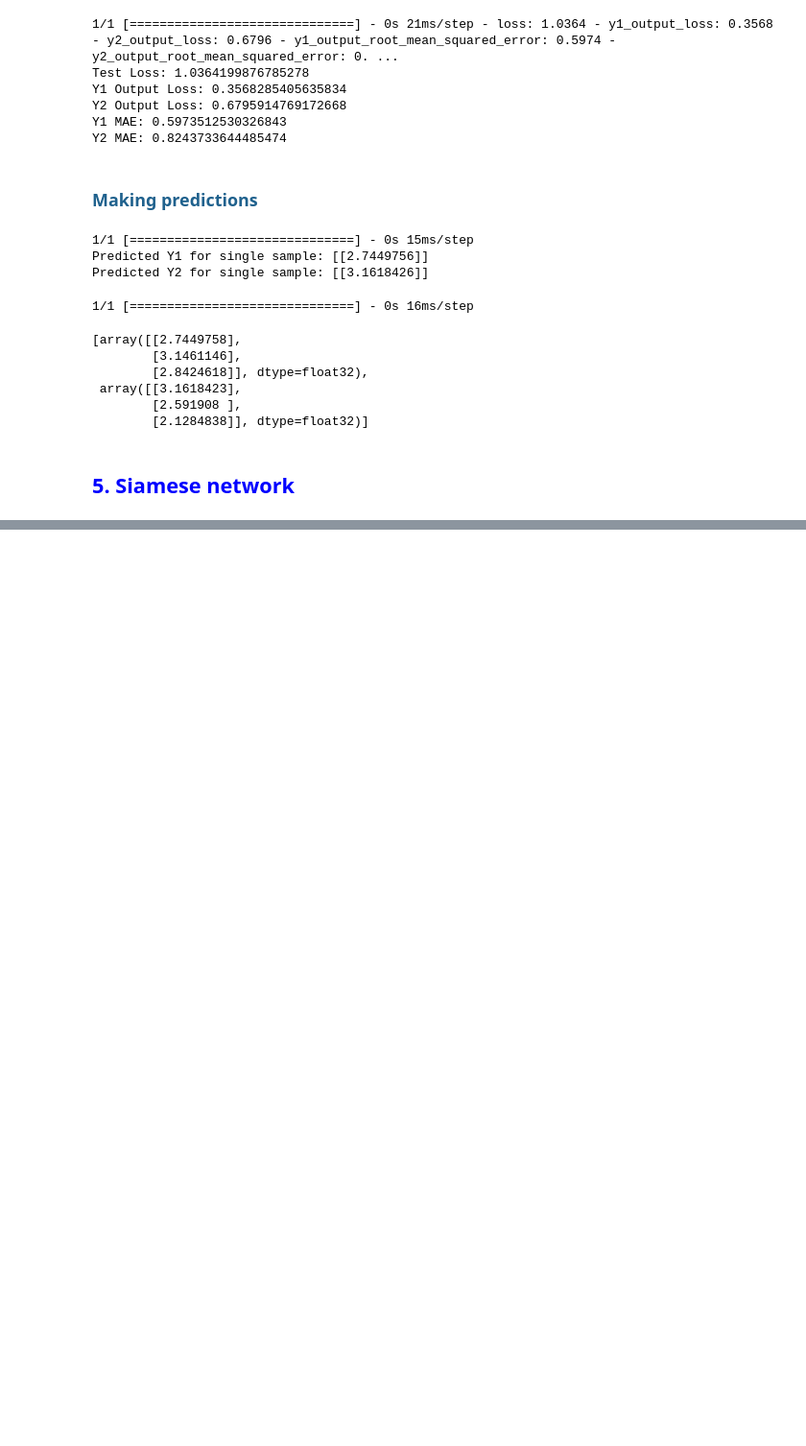
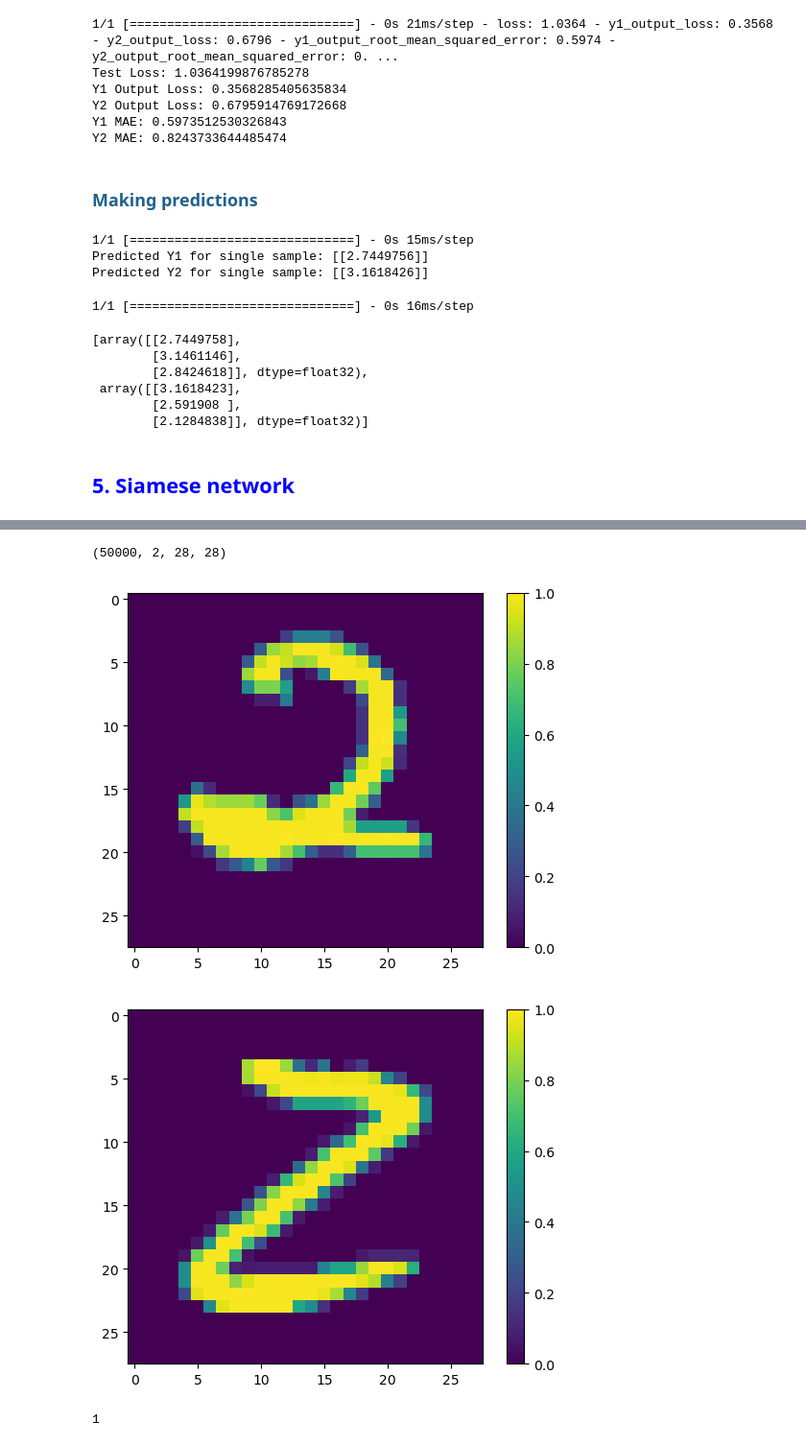
Before and after one commit to MNGARCIA085/AI-Frameworks-Learning, a Jupyter notebook: TensorFlow/Functional API/Functional API.ipynb, the cells around one changed output, grey strips where cells are left out. Shown at 96% size. Saved outputs shown, nothing was run; the diff lists cells and outputs as text; code cells hidden in the pictures; blank space fills up the shorter version.

```diff
--- a/TensorFlow/Functional API/Functional API.ipynb
+++ b/TensorFlow/Functional API/Functional API.ipynb
@@ -356,0 +419,25 @@ model.predict(X_test[:3])
+# %%
+def show_image(image):
+    plt.figure()
+    plt.imshow(image)
+    plt.colorbar()
+    plt.grid(False)
+    plt.show()
+# %%
+train_pairs.shape # 50000 imaggenes, con cada par conteniendo imagenes de 28x28
+# %% [output]
+(50000, 2, 28, 28)
+# %%
+# array index
+this_pair = 8
+
+# show images at this index
+show_image(train_pairs[this_pair][0])
+show_image(train_pairs[this_pair][1])
+
+# print the label for this pair
+print(train_targets[this_pair])
+# %% [output]
+[figure, added]
+[figure, added]
+1
```
Also changed, not shown: parts of 24 cells of this notebook, 2 other files.
